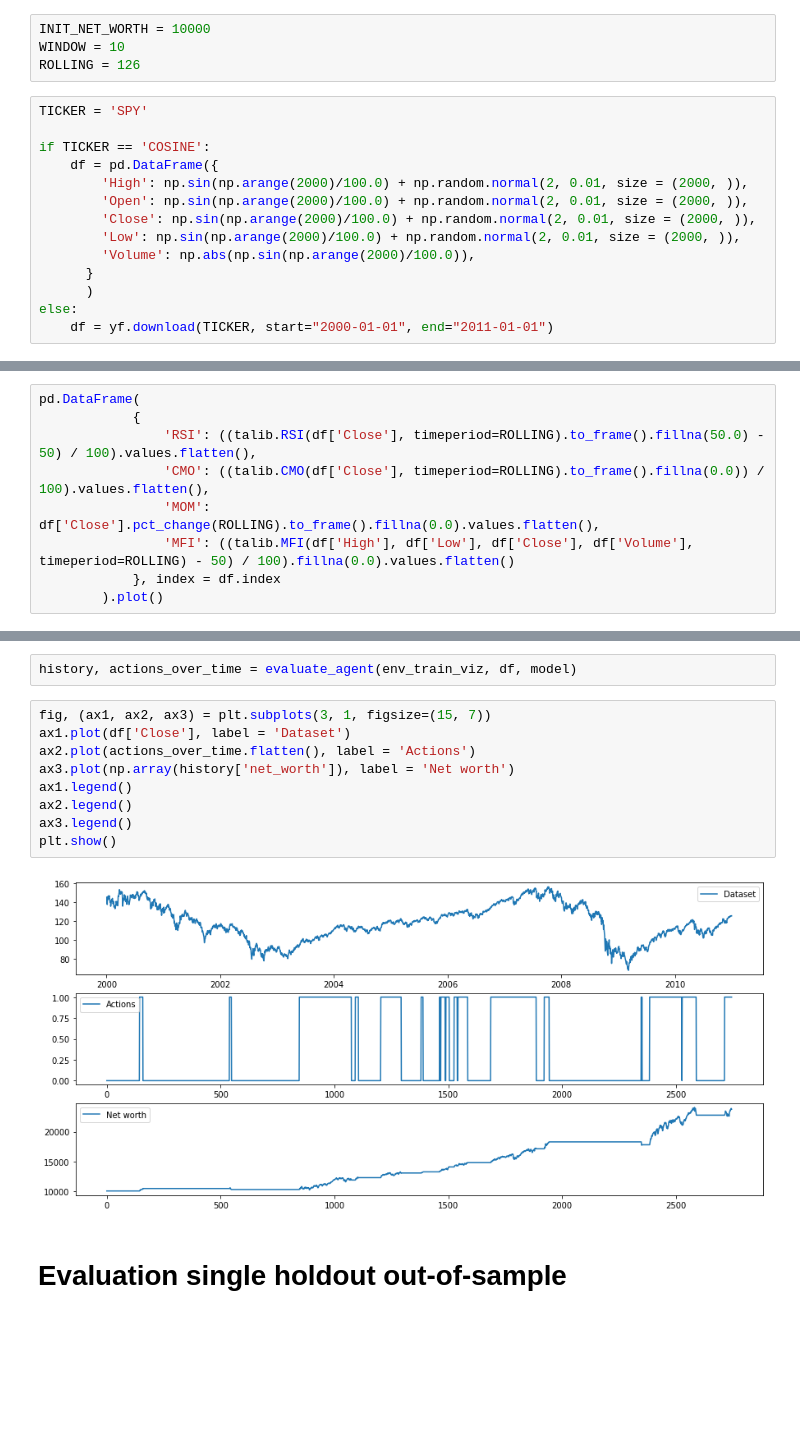
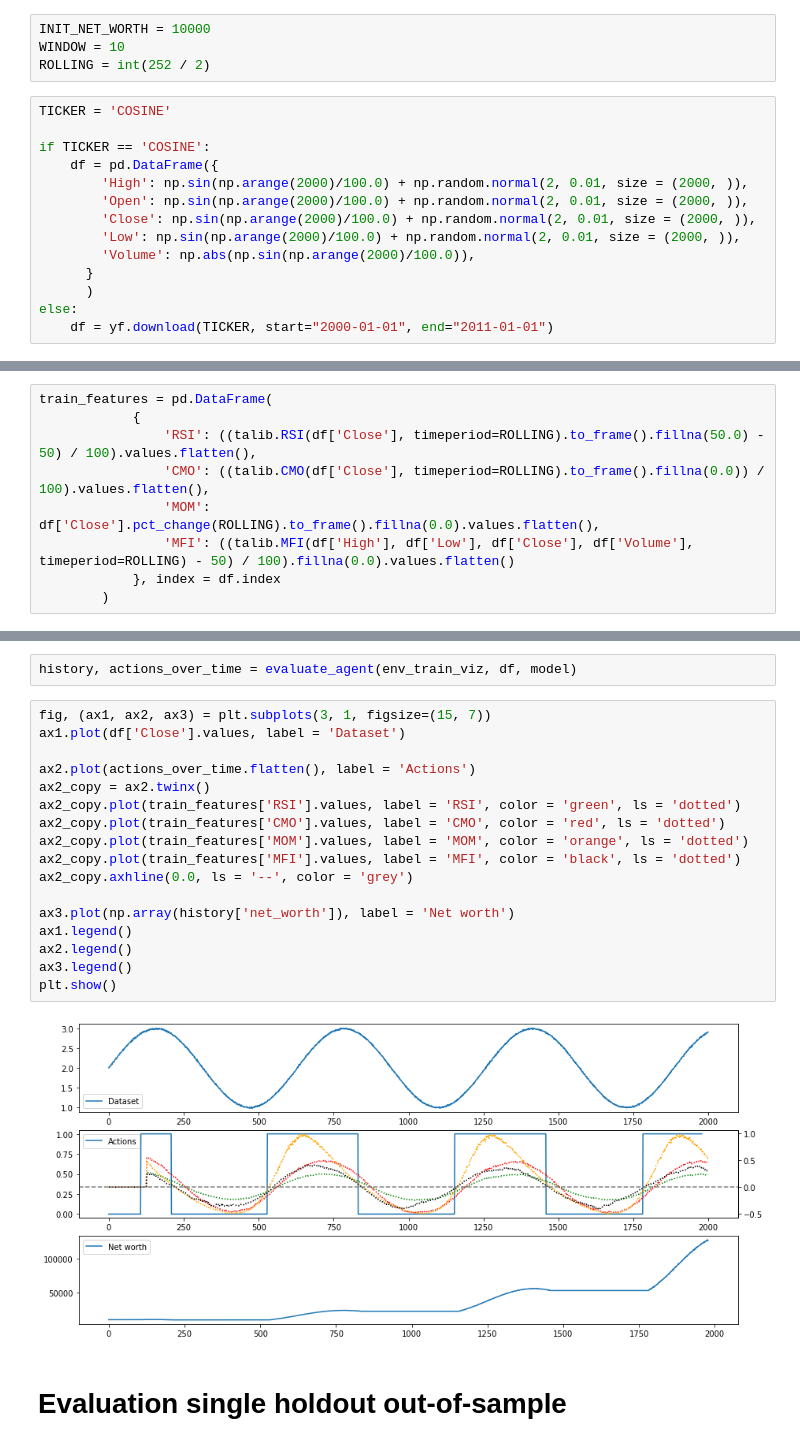
Before and after one commit to Rachnog/Reinforcement-Learning-in-Finance, a Jupyter notebook: odsc_workshop/ODSC_RL_2.ipynb, the cells around one changed output, grey strips where cells are left out. Drawn from its saved outputs; the diff is of its cells as text; blank space fills up the shorter version.

Commit message:
updates with visualization

```diff
--- a/odsc_workshop/ODSC_RL_2.ipynb
+++ b/odsc_workshop/ODSC_RL_2.ipynb
@@ -48,9 +48,9 @@ from gym import spaces
 # %%
 INIT_NET_WORTH = 10000
 WINDOW = 10
-ROLLING = 126
+ROLLING = int(252 / 2)
 # %%
-TICKER = 'SPY'
+TICKER = 'COSINE'
 
 if TICKER == 'COSINE':
     df = pd.DataFrame({
@@ -73,9 +66,9 @@ df['Close'].plot()
 # %%
-pd.DataFrame(
+train_features = pd.DataFrame(
             {
                 'RSI': ((talib.RSI(df['Close'], timeperiod=ROLLING).to_frame().fillna(50.0) - 50) / 100).values.flatten(),
                 'CMO': ((talib.CMO(df['Close'], timeperiod=ROLLING).to_frame().fillna(0.0)) / 100).values.flatten(),
                 'MOM': df['Close'].pct_change(ROLLING).to_frame().fillna(0.0).values.flatten(),
                 'MFI': ((talib.MFI(df['High'], df['Low'], df['Close'], df['Volume'], timeperiod=ROLLING) - 50) / 100).fillna(0.0).values.flatten()
             }, index = df.index
-        ).plot()
+        )
@@ -270,15 +298,23 @@ def evaluate_agent(env, df, model):
 history, actions_over_time = evaluate_agent(env_train_viz, df, model)
 # %%
 fig, (ax1, ax2, ax3) = plt.subplots(3, 1, figsize=(15, 7))
-ax1.plot(df['Close'], label = 'Dataset')
+ax1.plot(df['Close'].values, label = 'Dataset')
+
 ax2.plot(actions_over_time.flatten(), label = 'Actions')
+ax2_copy = ax2.twinx()
+ax2_copy.plot(train_features['RSI'].values, label = 'RSI', color = 'green', ls = 'dotted')
+ax2_copy.plot(train_features['CMO'].values, label = 'CMO', color = 'red', ls = 'dotted')
+ax2_copy.plot(train_features['MOM'].values, label = 'MOM', color = 'orange', ls = 'dotted')
+ax2_copy.plot(train_features['MFI'].values, label = 'MFI', color = 'black', ls = 'dotted')
+ax2_copy.axhline(0.0, ls = '--', color = 'grey')
+
 ax3.plot(np.array(history['net_worth']), label = 'Net worth')
 ax1.legend()
 ax2.legend()
 ax3.legend()
 plt.show()
 # %% [output]
-[figure, old version]
+[figure, new version]
 # %% [markdown]
 # Evaluation single holdout out-of-sample
 # %%
```
Also changed, not shown: parts of 11 cells of this notebook.
